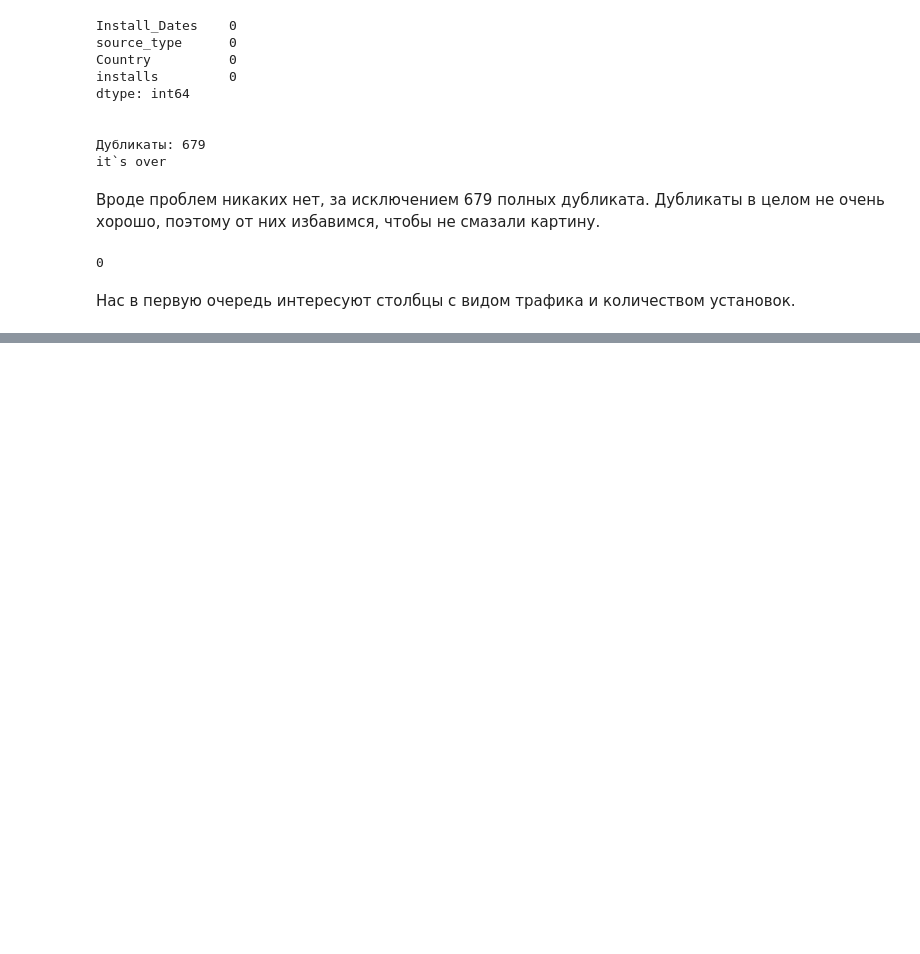
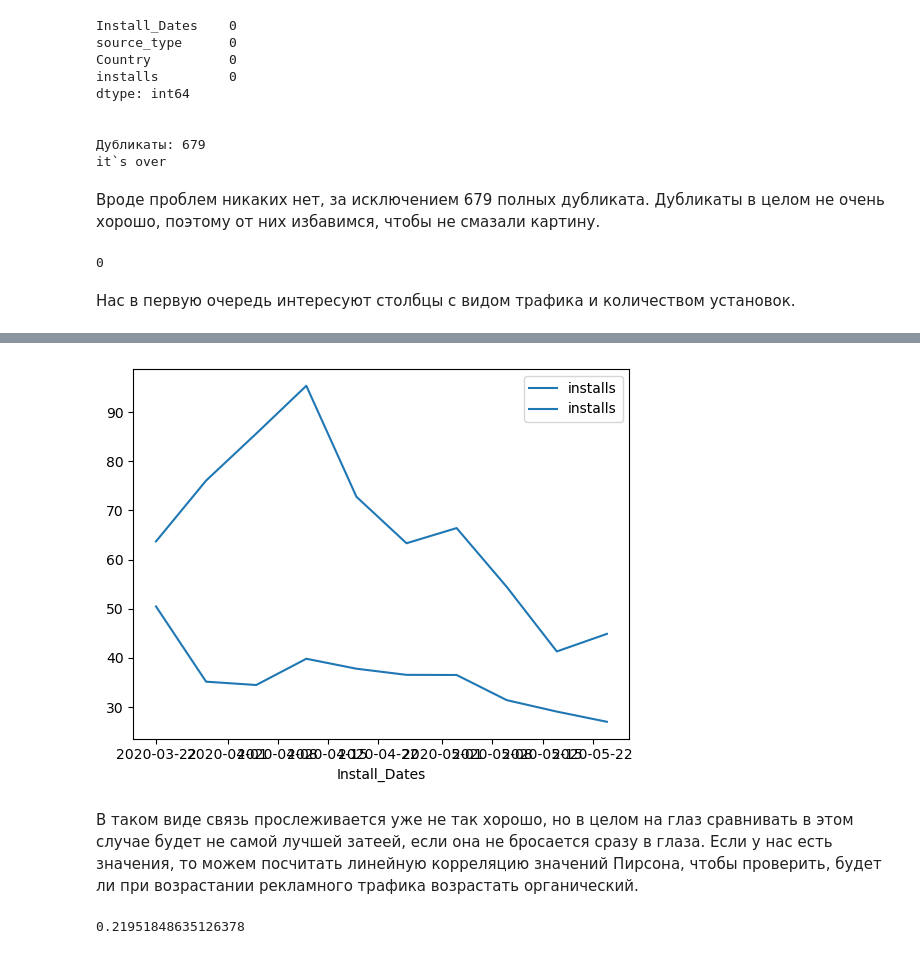
Before and after one commit to themjdex/skytec-games-test-job, a Jupyter notebook: 5_traffic_analysis.ipynb, the cells around one changed output, grey strips where cells are left out. Saved outputs shown, nothing was run; the diff lists cells and outputs as text; code cells hidden in the pictures; blank space fills up the shorter version.

```diff
--- a/5_traffic_analysis.ipynb
+++ b/5_traffic_analysis.ipynb
@@ -88,0 +104,3 @@ df.duplicated().sum()
+# %%
+# сконвертируем даты в нужный тип
+df['Install_Dates'] = pd.to_datetime(df['Install_Dates'], format='%Y-%m-%d')
@@ -88,0 +114,6 @@ df.duplicated().sum()
+# %%
+# подготовим для ресамплирования
+data_resample = df[['Install_Dates', 'installs', 'source_type']]
+data_resample = data_resample.set_index('Install_Dates')
+data_resample.sort_index(inplace=True)
+data_resample.head()
@@ -88,0 +128,10 @@ df.duplicated().sum()
+# %%
+data_resample_paid = data_resample.loc[data_resample['source_type'] == 'Paid'].resample('1W').mean()
+data_resample_org = data_resample.loc[data_resample['source_type'] == 'Organic'].resample('1W').mean()
+# %%
+sns.lineplot(data_resample_paid)
+sns.lineplot(data_resample_org);
+# %% [output]
+[figure, added]
+# %% [markdown]
+В таком виде связь прослеживается уже не так хорошо, но в целом на глаз сравнивать в этом случае будет не самой лучшей затеей, если она не бросается сразу в глаза. Если у нас есть значения, то можем посчитать линейную корреляцию значений Пирсона, чтобы проверить, будет ли при возрастании рекламного трафика возрастать органический.
@@ -88,0 +141,5 @@ df.duplicated().sum()
+# %%
+# посчитаем коэф. корреляции Пирсона силами pandas
+df_pivot['Organic'].corr(df_pivot['Paid'])
+# %% [output]
+0.21951848635126378
```
Also changed, not shown: parts of 10 cells of this notebook.
